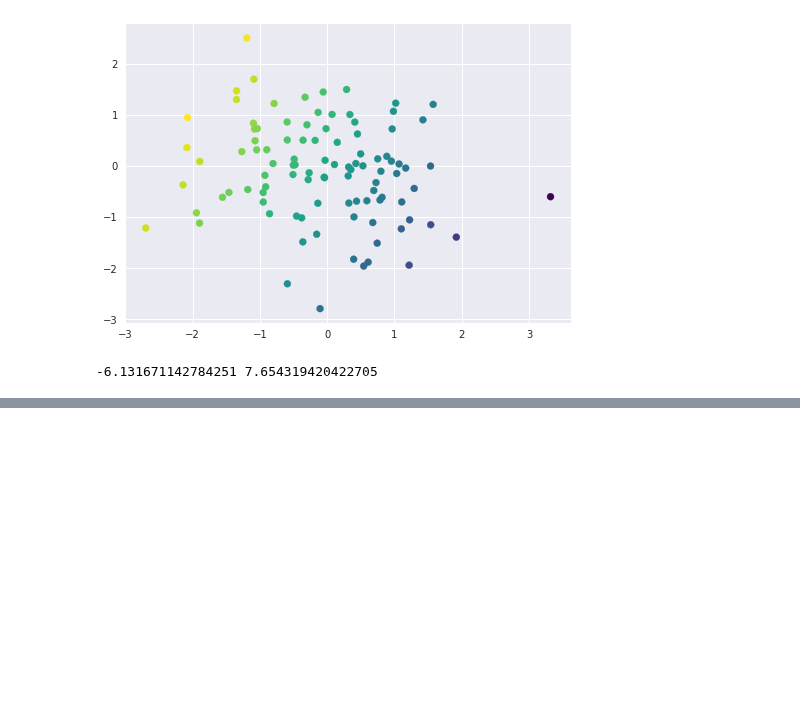
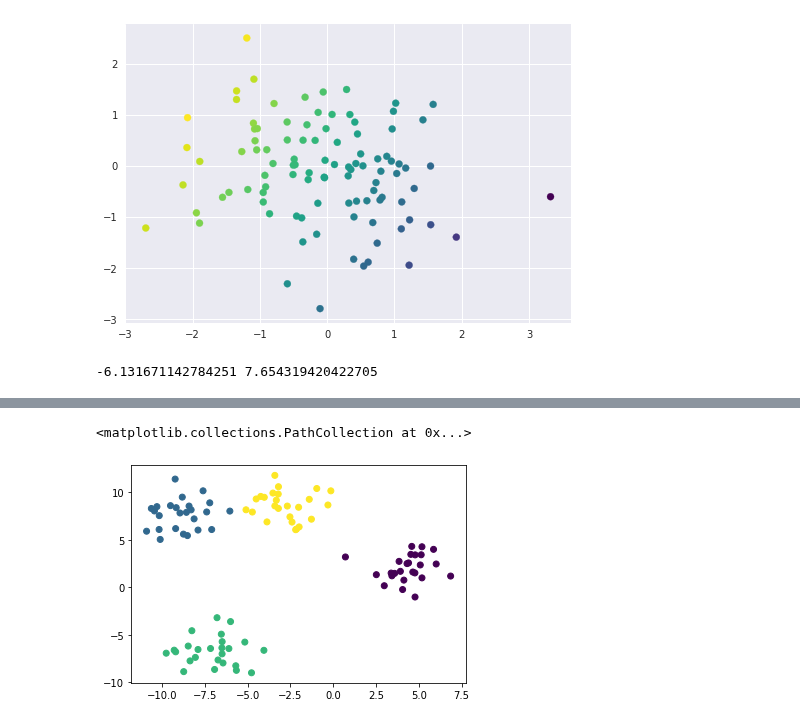
Before and after one commit to SpIIIII/jupyter-repo, a Jupyter notebook: Python Data Science Cookbook/Main (ML chapter).ipynb, the cells around one changed output, grey strips where cells are left out. Drawn from its saved outputs; the diff is of its cells as text; code cells hidden in the pictures; blank space fills up the shorter version.

```diff
--- a/Python Data Science Cookbook/Main (ML chapter).ipynb
+++ b/Python Data Science Cookbook/Main (ML chapter).ipynb
@@ -171,0 +181,10 @@ ax.axis([-4, 4, -3, 3])
+# %%
+model = KMeans(4)
+# %%
+model.fit(X)
+y = model.predict(X)
+# %%
+plt.scatter(X[:,0],X[:,1],c=y,cmap = 'viridis')
+# %% [output]
+<matplotlib.collections.PathCollection at 0x...>
+[figure, added]
```
Also changed, not shown: parts of 15 cells of this notebook, 2 other files.
